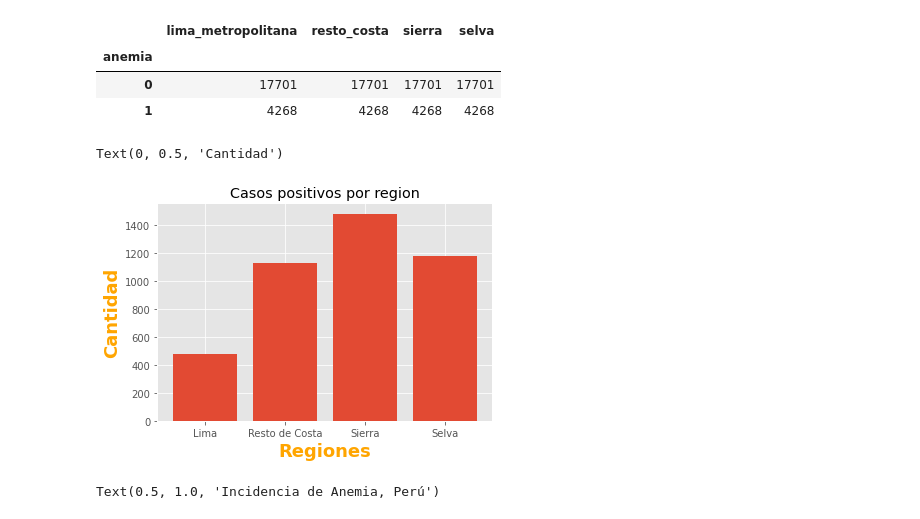
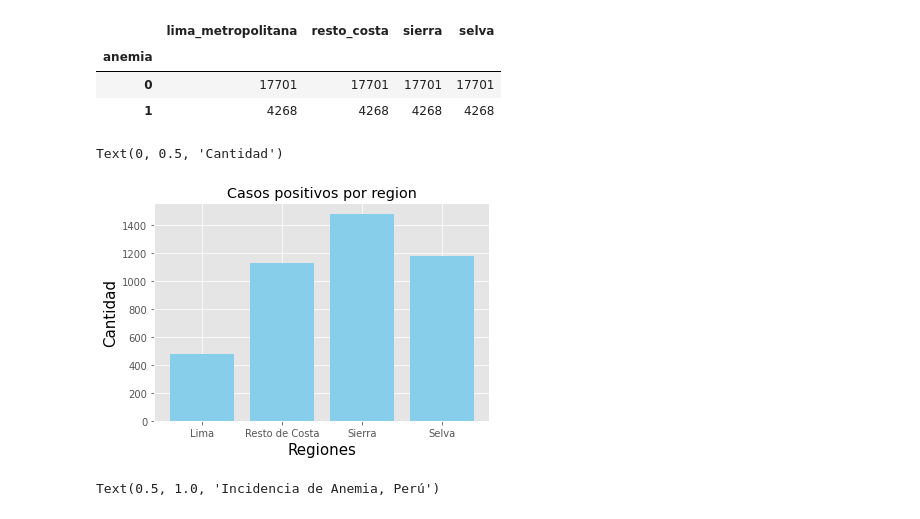
Before and after one commit to Rodrigo9721/Final-BigData, a Jupyter notebook: Final.ipynb, the cells around one changed output. Cells and saved outputs as stored; diff of their text form; code cells hidden in the pictures.

```diff
--- a/Final.ipynb
+++ b/Final.ipynb
@@ -263,13 +263,13 @@ bar1 = np.arange(len(x))
 
 #plt.bar(merge.SHREGION,merge.anemia_positivos,label="positivos")
 # %%
-plt.bar(x, merge.anemia_positivos)
+plt.bar(x, merge.anemia_positivos, color="skyblue")
 plt.title("Casos positivos por region")
-plt.xlabel('Regiones', fontweight='bold', color = 'orange', fontsize='18')
-plt.ylabel('Cantidad', fontweight='bold', color = 'orange', fontsize='18')
+plt.xlabel('Regiones', color = 'black', fontsize='15')
+plt.ylabel('Cantidad', color = 'black', fontsize='15')
 # %% [output]
 Text(0, 0.5, 'Cantidad')
-[figure, old version]
+[figure, new version]
 # %%
 #Incidencia de Anemia
 positivo= pandas_df.loc[pandas_df['anemia']==1].count()[0]
```
Also changed, not shown: parts of 1 cell of this notebook.
